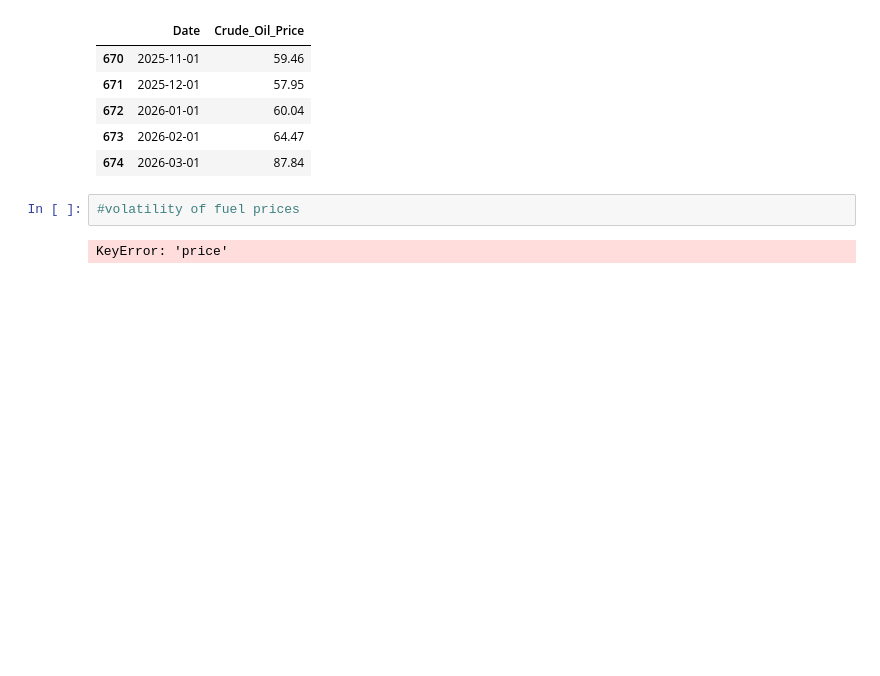
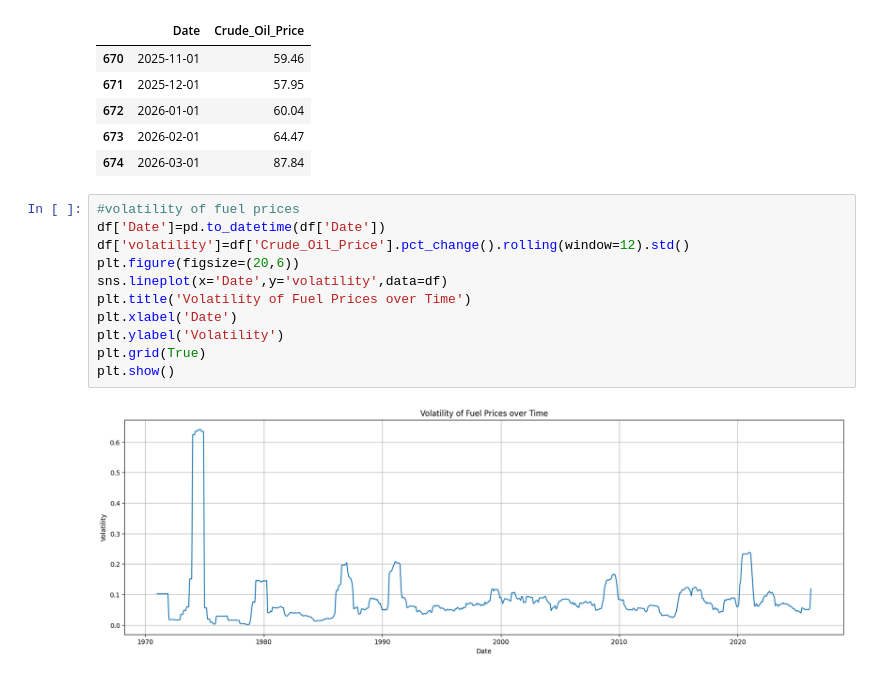
Before and after one commit to nizamshaik498-dotcom/Data-Science-Internship-Tasks-projects, a Jupyter notebook: fuel_price.ipynb, the cells around one changed output. Cells and saved outputs as stored; diff of their text form; blank space fills up the shorter version.

```diff
--- a/fuel_price.ipynb
+++ b/fuel_price.ipynb
@@ -65,5 +65,14 @@ df.tail()
 | 674 | 2026-03-01 | 87.84 |
 # %%
 #volatility of fuel prices
+df['Date']=pd.to_datetime(df['Date'])
+df['volatility']=df['Crude_Oil_Price'].pct_change().rolling(window=12).std()
+plt.figure(figsize=(20,6))
+sns.lineplot(x='Date',y='volatility',data=df)
+plt.title('Volatility of Fuel Prices over Time')
+plt.xlabel('Date')
+plt.ylabel('Volatility')
+plt.grid(True)
+plt.show()
 # %% [output]
-KeyError: 'price'
+[figure, added]
```
